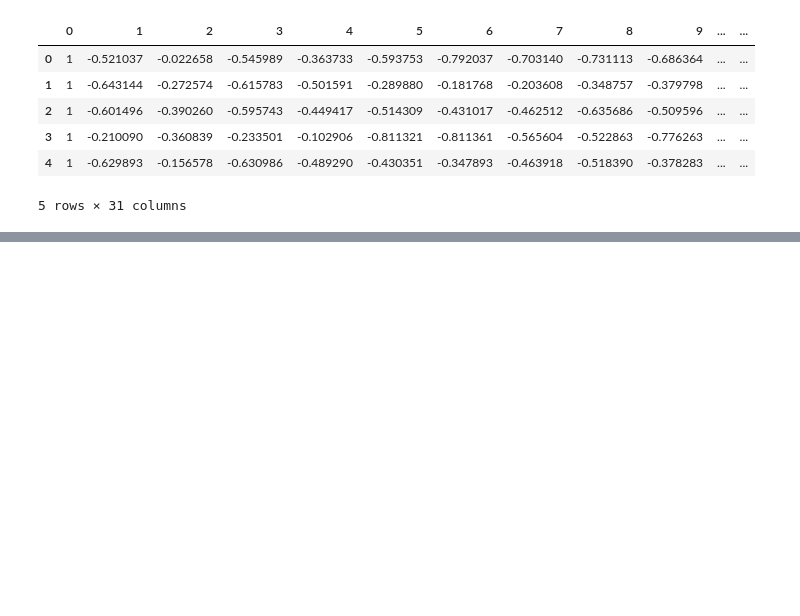
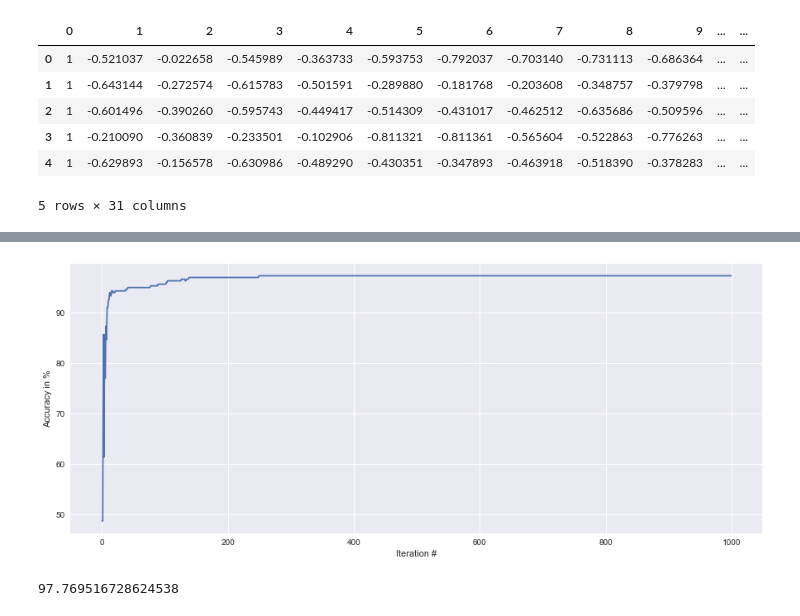
Before and after one commit to ilyakrasnov/ml-course, a Jupyter notebook: Ex02.ipynb, the cells around one changed output, grey strips where cells are left out. Saved outputs shown, nothing was run; the diff lists cells and outputs as text; code cells hidden in the pictures; blank space fills up the shorter version.

```diff
--- a/Ex02.ipynb
+++ b/Ex02.ipynb
@@ -136,0 +143,12 @@ predictions
+# %%
+import matplotlib.pyplot as plt
+
+sns.set()
+plt.figure(figsize=(15, 6))
+plt.plot(qualities.index.values, qualities)
+plt.ylabel('Accuracy in %')
+plt.xlabel('Iteration #')
+plt.show()
+#ax = sns.tsplot(x)
+# %% [output]
+[figure, added]
@@ -136,0 +161,9 @@ predictions
+# %%
+final_theta = predictions_by_iteration = gradient_descent(X_train, Y_train, alpha, max_iterations)[1]
+predictions = sig(np.dot(X_test,final_theta))
+crisp = pd.Series(predictions).apply(crisp_predictor)
+
+# Subtract predictions from the real values and count the 1's
+accuracy(crisp, Y_test.values)
+# %% [output]
+97.769516728624538
```
Also changed, not shown: parts of 16 cells of this notebook.
